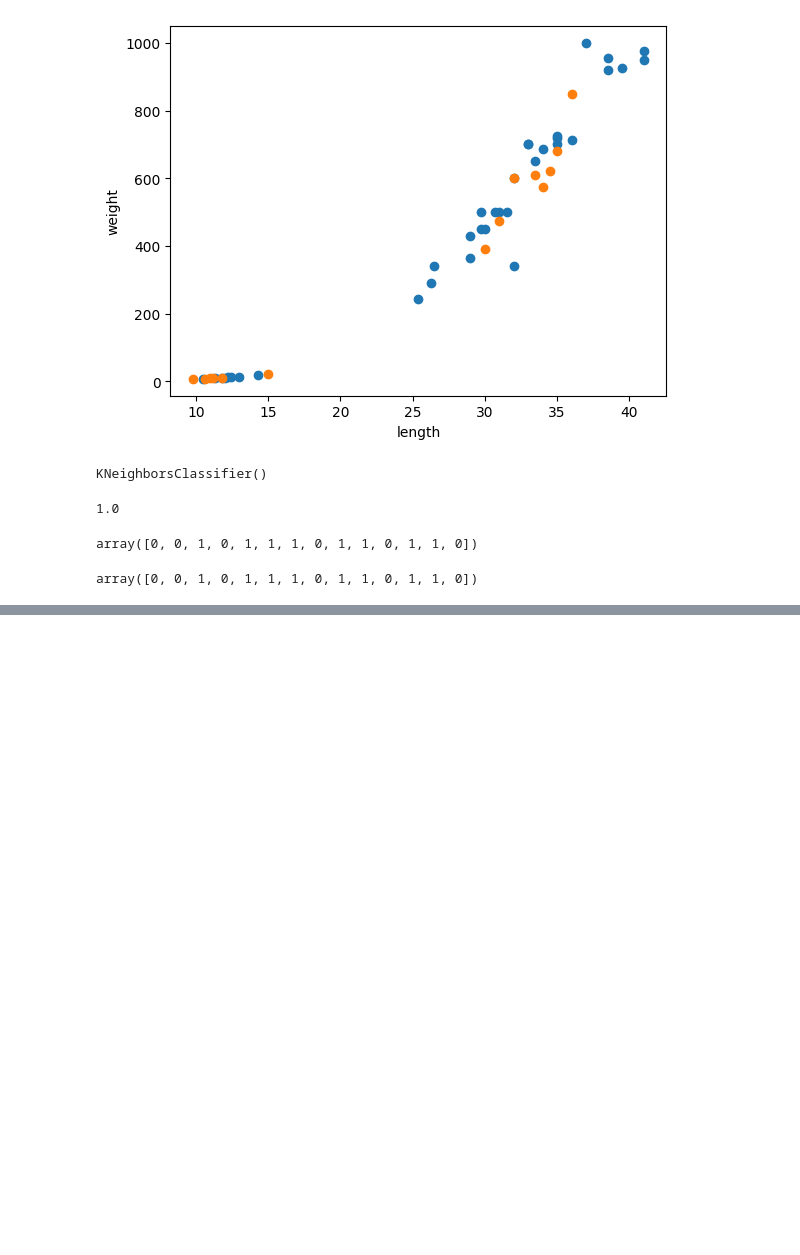
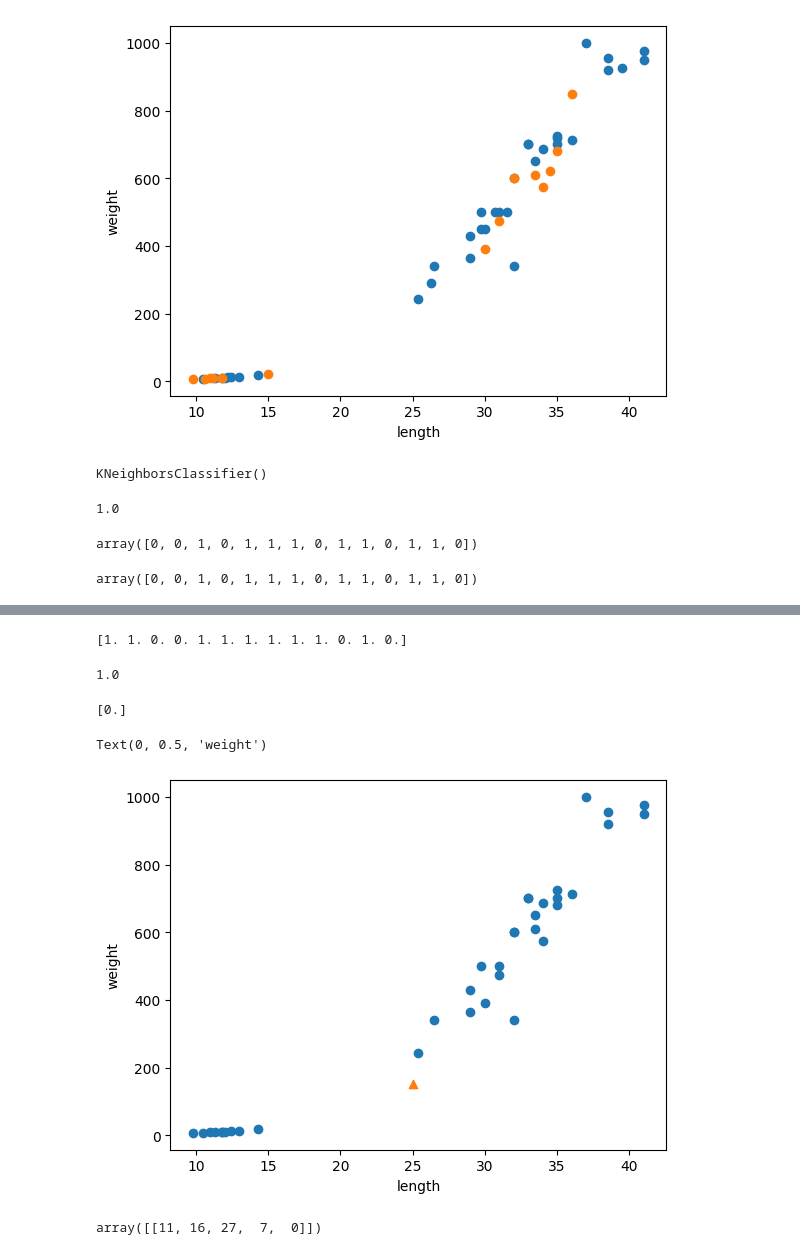
Before and after one commit to Hoon-Code/study_Machine-Deep, a Jupyter notebook: study_md_day2.ipynb, the cells around one changed output, grey strips where cells are left out. Cells and saved outputs as stored; diff of their text form; code cells hidden in the pictures; blank space fills up the shorter version.

```diff
--- a/study_md_day2.ipynb
+++ b/study_md_day2.ipynb
@@ -127,0 +148,2 @@ array([0, 0, 1, 0, 1, 1, 1, 0, 1, 1, 0, 1, 1, 0])
+# %%
+fish_target=np.concatenate((np.ones(35),np.zeros(14)))
@@ -128,4 +158,2 @@ array([0, 0, 1, 0, 1, 1, 1, 0, 1, 1, 0, 1, 1, 0])
 # %%
 #column_stack 함수를 사용하면 열방향으로 각각 나열해 합쳐서 보여줌
-# %%
-fish_data = np.columns_stack((fish))
@@ -132,2 +176,8 @@ fish_data = np.columns_stack((fish))
 # %%
 # 분류문제일 경우 stratify를 사용하여 target 데이터를 전달하면 클래스의 비율에 맞게 나눠줌
+train_input,test_input,train_target,test_target = train_test_split(fish_data,fish_target,stratify=fish_target)
+# %%
+#비율이 맞게 저장됨
+print(test_target)
+# %% [output]
+[1. 1. 0. 0. 1. 1. 1. 1. 1. 1. 0. 1. 0.]
@@ -134,3 +186,27 @@ fish_data = np.columns_stack((fish))
+# %%
+kn=KNeighborsClassifier()
+kn.fit(train_input,train_target)
+kn.score(test_input,test_target)
+# %% [output]
+1.0
+# %%
+print(kn.predict([[25,150]]))
+# %% [output]
+[0.]
+# %%
+import matplotlib.pyplot as plt
+plt.scatter(train_input[:,0],train_input[:,1])
+plt.scatter(25,150,marker='^')
+plt.xlabel('length')
+plt.ylabel('weight')
+# %% [output]
+Text(0, 0.5, 'weight')
+[figure, added]
 # %%
 #25,150의 데이터에 가장 가까운 5개 이웃들의 거리 정보와 인덱스 알려줌
 distances,indexes=kn.kneighbors([[25,150]])
+# %%
+distances
+indexes
+# %% [output]
+array([[11, 16, 27,  7,  0]])
```
Also changed, not shown: parts of 27 cells of this notebook.
